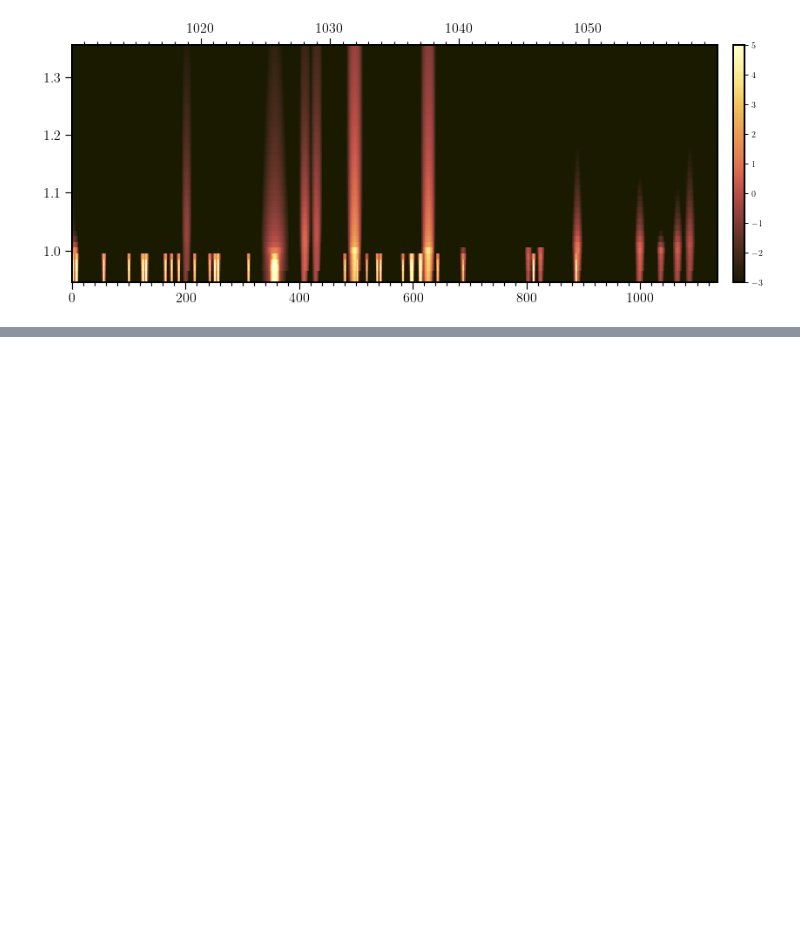
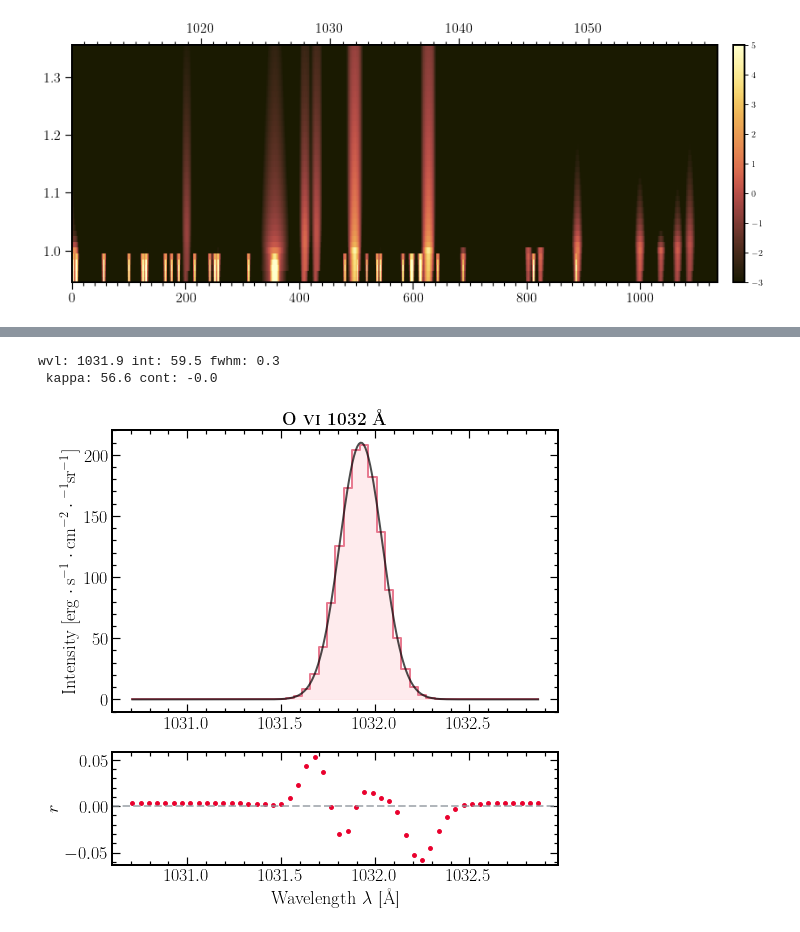
Before and after one commit to yjzhu-solar/EIS_SUMER_PCH_Ti, a Jupyter notebook: ipynb/spectrum_fit/spectrum_509_noti_fit.ipynb, the cells around one changed output, grey strips where cells are left out. Cells and saved outputs as stored; diff of their text form; code cells hidden in the pictures; blank space fills up the shorter version.

```diff
--- a/ipynb/spectrum_fit/spectrum_509_noti_fit.ipynb
+++ b/ipynb/spectrum_fit/spectrum_509_noti_fit.ipynb
@@ -100,5 +101,30 @@ No handles with labels found to put in legend.
 [figure]
 [figure]
+# %%
+def kappa_func(wvl,line_wvl,int_total,fwhm_k,kappa,int_cont):
+    w_k = np.sqrt(1/8/(kappa - 3/2)/(np.power(2,1./kappa) - 1))*fwhm_k
+    int_peak = int_total/w_k/np.sqrt(2*np.pi)/np.sqrt(kappa - 3/2)* \
+        spec_func.gamma(kappa + 1)/spec_func.gamma(kappa + 1/2)
+    line_profile = int_peak*np.power(1 + (wvl - line_wvl)**2/(2*(kappa - 3/2)*w_k**2),-kappa) + int_cont
+    return line_profile
+# %%
+OVI_1032_slice = (470,520)
+wvl_OVI_1032 = wvl[OVI_1032_slice[0]:OVI_1032_slice[1]]
+int_OVI_1032 = np.average(syn_spec[6:9,OVI_1032_slice[0]:OVI_1032_slice[1]],axis=0)
+
+OVI_1032_fit_kappa_model = SpectrumFitSingle(data=int_OVI_1032,wvl=wvl_OVI_1032,err=None,
+                                      custom_func=kappa_func,
+                                      custom_init=[1031.9,200,0.2,5,0.0])
+
+OVI_1032_fit_kappa_model.run_lse(absolute_sigma=False)
+OVI_1032_fit_kappa_model.plot(plot_title=r"\textbf{O \textsc{vi} 1032 \mbox{\AA}}",plot_hmc=False,
+                                 xlabel=r"Wavelength $\lambda$ [\mbox{\AA}]",
+                              ylabel=r"Intensity $\mathrm{[erg \cdot s^{-1} \cdot cm^{-2} \cdot \AA^{-1} sr^{-1}]}$")
+print("wvl: {:.1f} int: {:.1f} fwhm: {:.1f} \n kappa: {:.1f} cont: {:.1f}".format(*OVI_1032_fit_kappa_model.custom_fit.tolist()))
+# %% [output]
+wvl: 1031.9 int: 59.5 fwhm: 0.3
+ kappa: 56.6 cont: -0.0
+[figure, added]
 # %%
 OVI_1037_slice = (600,660)
 wvl_OVI_1037 = wvl[OVI_1037_slice[0]:OVI_1037_slice[1]]
```
Also changed, not shown: parts of 9 cells of this notebook, 18 other files.
